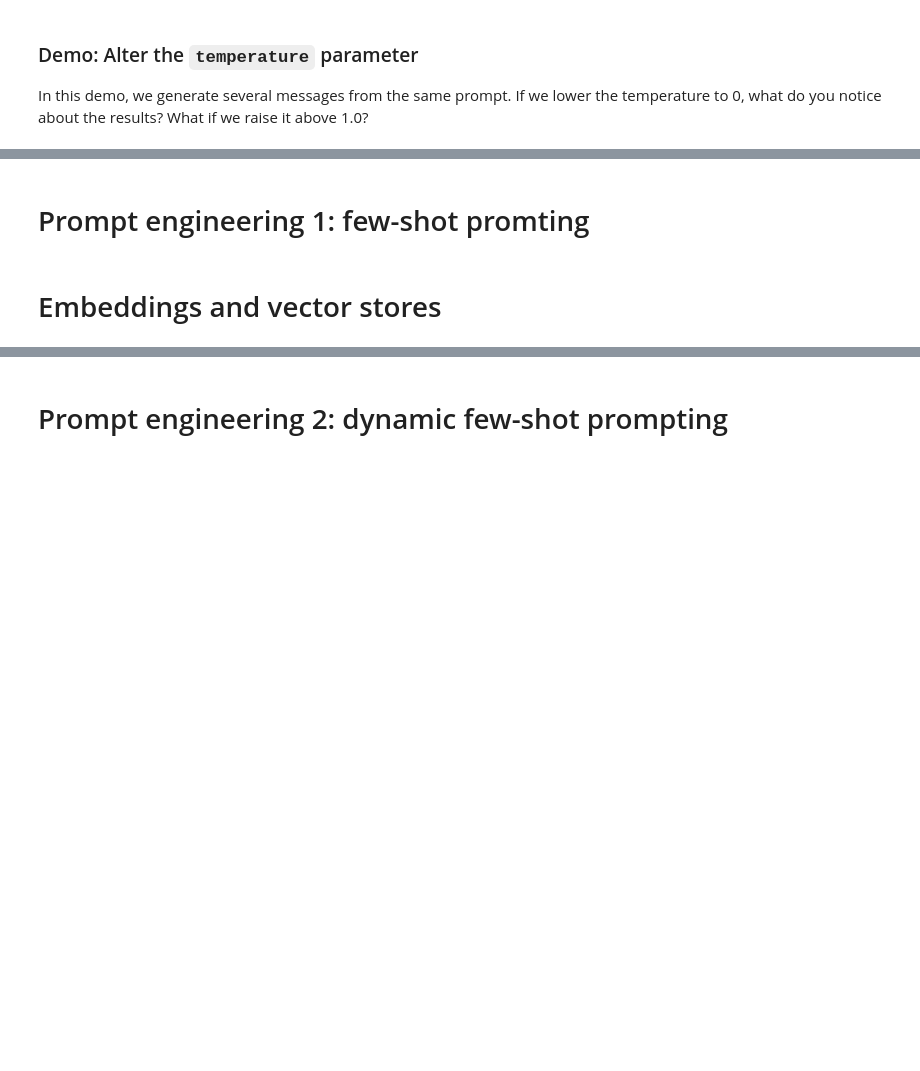
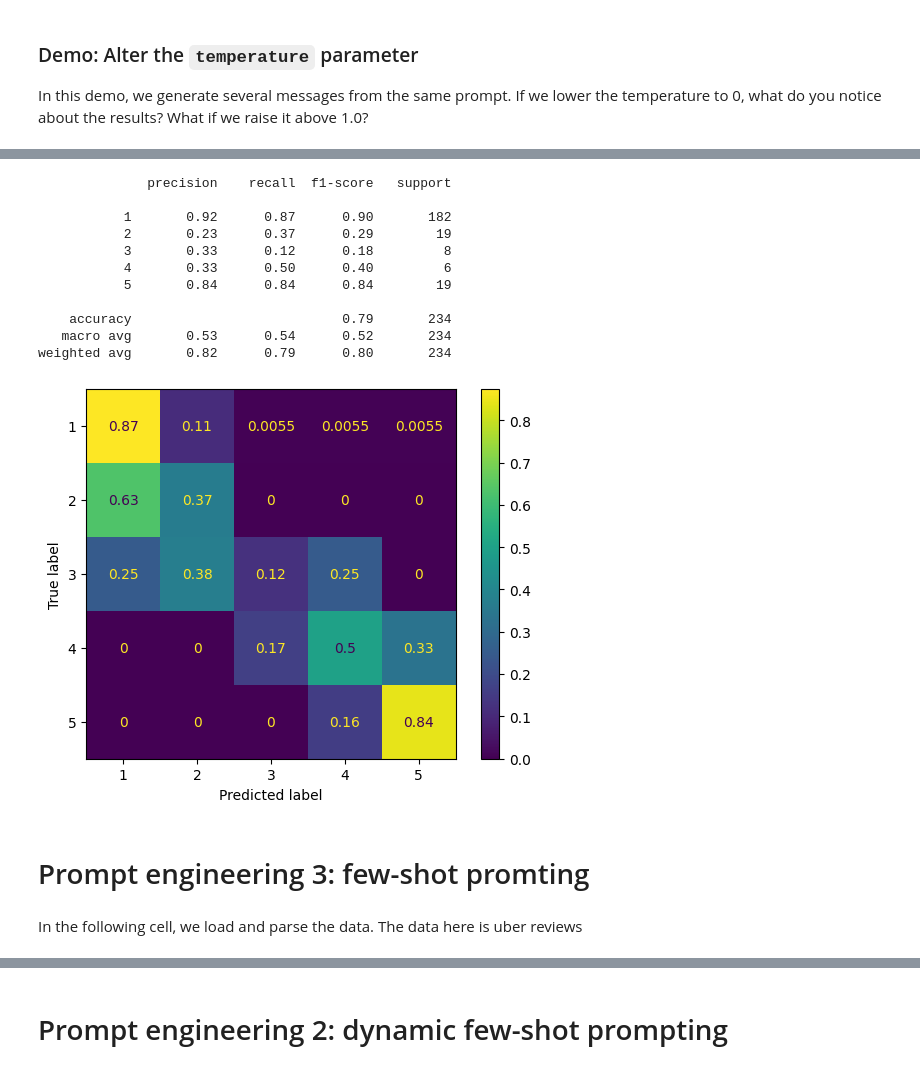
Before and after one commit to nbeaudoin/CTME-llm-lecture-resources, a Jupyter notebook: prototyping_ai/01_getting_started_with_openai.ipynb, the cells around one changed output, grey strips where cells are left out. Cells and saved outputs as stored; diff of their text form; code cells hidden in the pictures; blank space fills up the shorter version.

```diff
--- a/prototyping_ai/01_getting_started_with_openai.ipynb
+++ b/prototyping_ai/01_getting_started_with_openai.ipynb
@@ -196,8 +244,8 @@ messages = [
 response = client.chat.completions.create(
     model="gpt-4o-mini",
     messages=messages,
-    temperature=2,
-    n=3
+    temperature=1.0, # change this number between 0 and 2 to see the outcome
+    n=3 # generate 3 choices
 )
 # %%
 for choice in response.choices:
@@ -257,4 +618,52 @@ demo.launch()
+# %%
+class RatingWithRationale(BaseModel):
+    rationale: str = Field(..., description="Brief for the rating")
+    rating: int = Field(..., description="Rating of the review", enum=[1, 2, 3, 4, 5])
+
+llm = OpenAI(model="gpt-4o-mini")
+zero_shot_cot_structured_llm = llm.as_structured_llm(RatingWithRationale)
+# %%
+cot_prompt_tmpl_str = """\
+The review text is below.
+---------------------
+{review}
+---------------------
+Given the context information and not prior knowledge, \
+please attempt to analyze the text and provide rationale as to \
+why it might be a good or bad review. \
+Then, finally predict the rating associated with the review.
+
+Let's think step by step: \
+"""
+
+cot_prompt_tmpl = PromptTemplate(
+    cot_prompt_tmpl_str,
+)
+# %%
+async def zero_shot_cot_predict(text):
+    messages = [
+        ChatMessage.from_str(cot_prompt_tmpl.format(review=text))
+    ]
+    response = await zero_shot_cot_structured_llm.achat(messages)
+    return response.raw.rating
+# %%
+zero_shot_cot_labels, zero_shot_cot_predictions, zero_shot_cot_cm, zero_shot_cot_cr = await predict_and_evaluate(zero_shot_cot_predict)
+print(zero_shot_cot_cr)
+# %% [output]
+              precision    recall  f1-score   support
+
+           1       0.92      0.87      0.90       182
+           2       0.23      0.37      0.29        19
+           3       0.33      0.12      0.18         8
+           4       0.33      0.50      0.40         6
+           5       0.84      0.84      0.84        19
+
+    accuracy                           0.79       234
+   macro avg       0.53      0.54      0.52       234
+weighted avg       0.82      0.79      0.80       234
+[figure, added]
 # %% [markdown]
-# Prompt engineering 1: few-shot promting
+# Prompt engineering 3: few-shot promting
-# %% [markdown]
-# Embeddings and vector stores
+# %% [markdown]
+In the following cell, we load and parse the data.
+The data here is uber reviews
```
Also changed, not shown: parts of 58 cells of this notebook.
